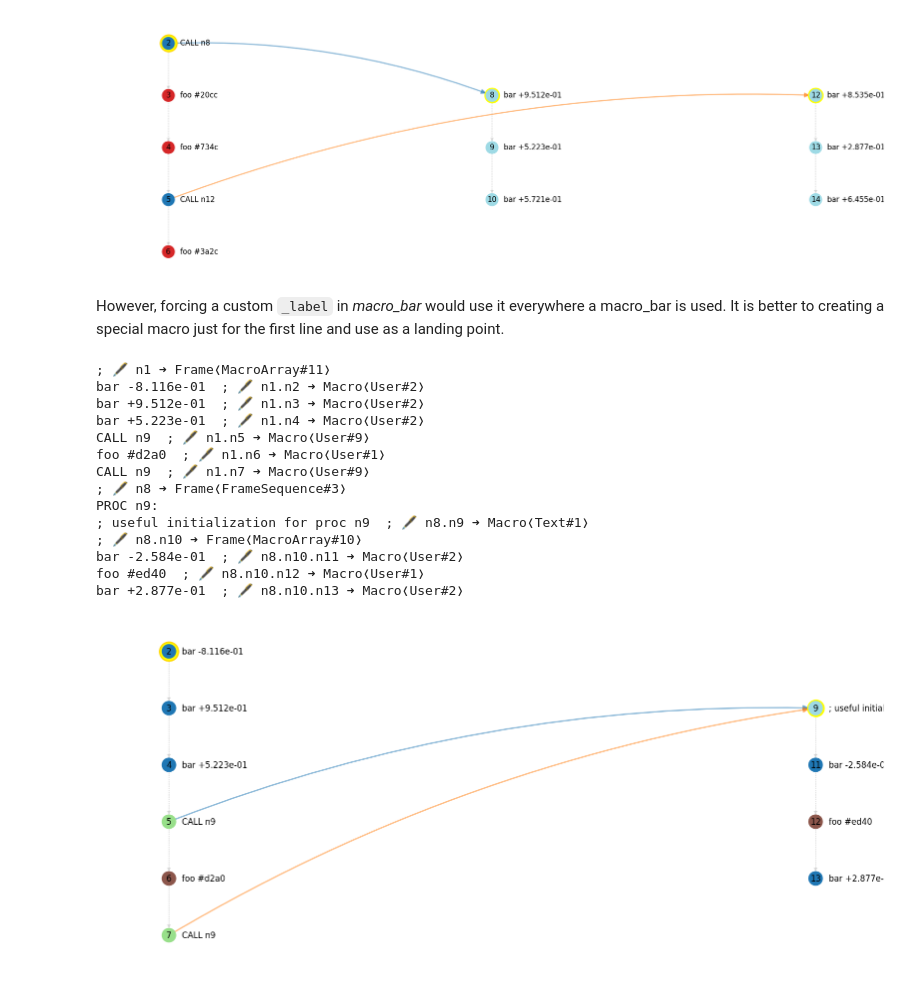
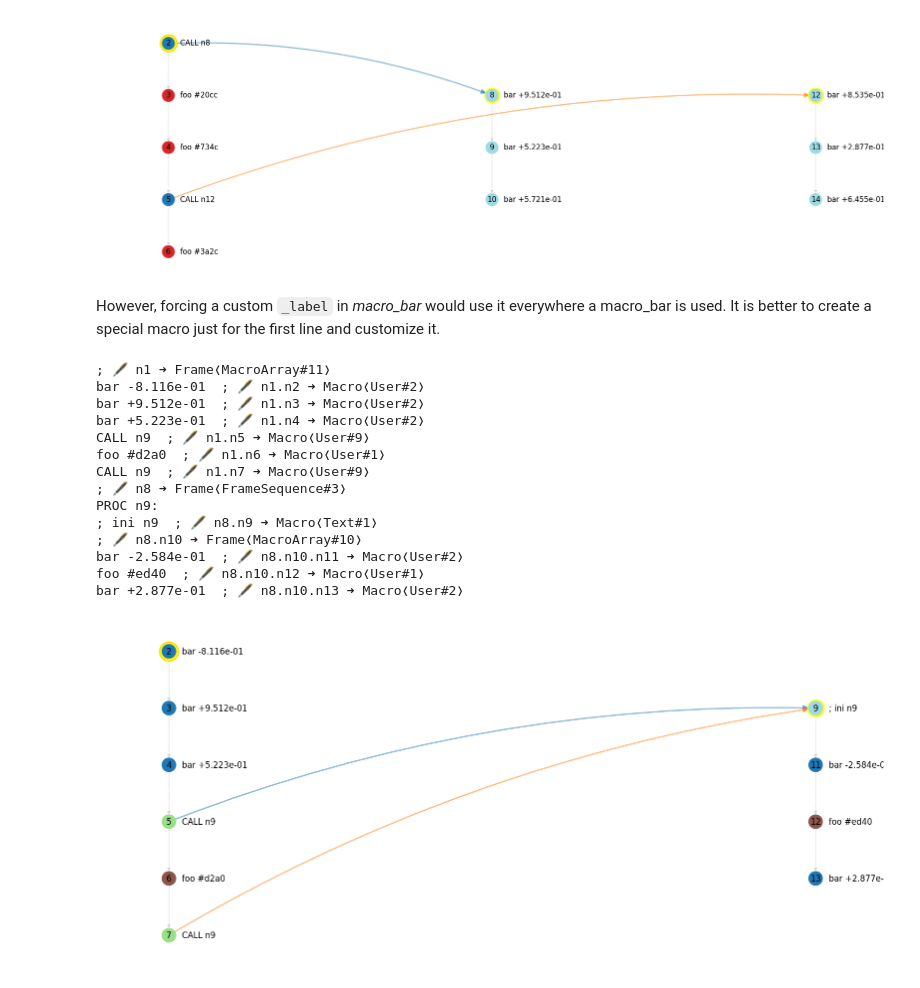
Before and after one commit to cad-polito-it/byron, a Jupyter notebook: examples/notebooks/constraints/04. global references.ipynb, the cells around one changed output. Saved outputs shown, nothing was run; the diff lists cells and outputs as text; code cells hidden in the pictures.

```diff
--- a/examples/notebooks/constraints/04. global references.ipynb
+++ b/examples/notebooks/constraints/04. global references.ipynb
@@ -154,31 +154,31 @@ bar +2.877e-01  ; 🖋 n11.n13 ➜ Macro❬User#7❭
 bar +6.455e-01  ; 🖋 n11.n14 ➜ Macro❬User#7❭
 [figure]
 # %% [markdown]
-However, forcing a custom `_label` in *macro_bar* would use it everywhere a macro_bar is used. It is better to creating a special macro just for the first line and use as a landing point.
+However, forcing a custom `_label` in *macro_bar* would use it everywhere a macro_bar is used. It is better to create a special macro just for the first line and customize it.
 # %%
 macro_foo = byron.f.macro('foo #{num:04x}', num=byron.f.integer_parameter(0, 2 ** 16))
 macro_bar = byron.f.macro('bar {num:+0.3e}', num=byron.f.float_parameter(-1, 1))
-sub_header = byron.f.macro('; useful initialization for proc {_node}', _label='PROC {_node} NEAR:\n')
+sub_header = byron.f.macro('; ini {_node}', _label='PROC {_node}:\n')
 subroutines = byron.f.sequence([sub_header, byron.f.bunch([macro_foo, macro_bar], size=3)])
 macro_call = byron.f.macro('CALL {ref}', ref=byron.f.global_reference(subroutines, creative_zeal=1, first_macro=True))
 main_frame = byron.f.bunch([macro_foo, macro_bar, macro_call], weights=(1, 1, 1), size=6)
 
 byron.f.as_text(main_frame)
 byron.f.as_lgp(main_frame)
 # %% [output]
 ; 🖋 n1 ➜ Frame❬MacroArray#11❭
 bar -8.116e-01  ; 🖋 n1.n2 ➜ Macro❬User#2❭
 bar +9.512e-01  ; 🖋 n1.n3 ➜ Macro❬User#2❭
 bar +5.223e-01  ; 🖋 n1.n4 ➜ Macro❬User#2❭
 CALL n9  ; 🖋 n1.n5 ➜ Macro❬User#9❭
 foo #d2a0  ; 🖋 n1.n6 ➜ Macro❬User#1❭
 CALL n9  ; 🖋 n1.n7 ➜ Macro❬User#9❭
 ; 🖋 n8 ➜ Frame❬FrameSequence#3❭
 PROC n9:
-; useful initialization for proc n9  ; 🖋 n8.n9 ➜ Macro❬Text#1❭
+; ini n9  ; 🖋 n8.n9 ➜ Macro❬Text#1❭
 ; 🖋 n8.n10 ➜ Frame❬MacroArray#10❭
 bar -2.584e-01  ; 🖋 n8.n10.n11 ➜ Macro❬User#2❭
 foo #ed40  ; 🖋 n8.n10.n12 ➜ Macro❬User#1❭
 bar +2.877e-01  ; 🖋 n8.n10.n13 ➜ Macro❬User#2❭
-[figure, old version]
+[figure, new version]
 # %% [markdown]
```
Also changed, not shown: parts of 2 cells of this notebook, 3 other files.
